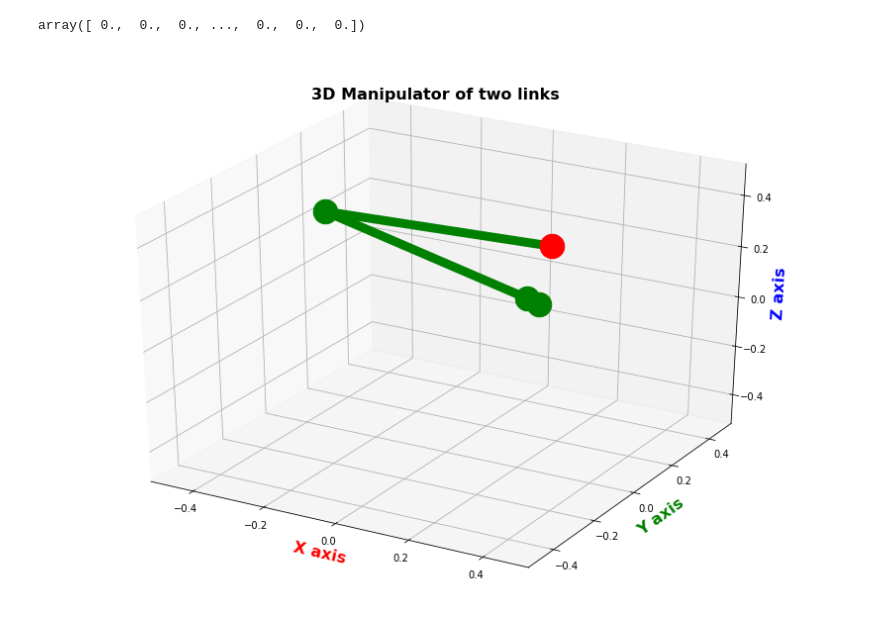
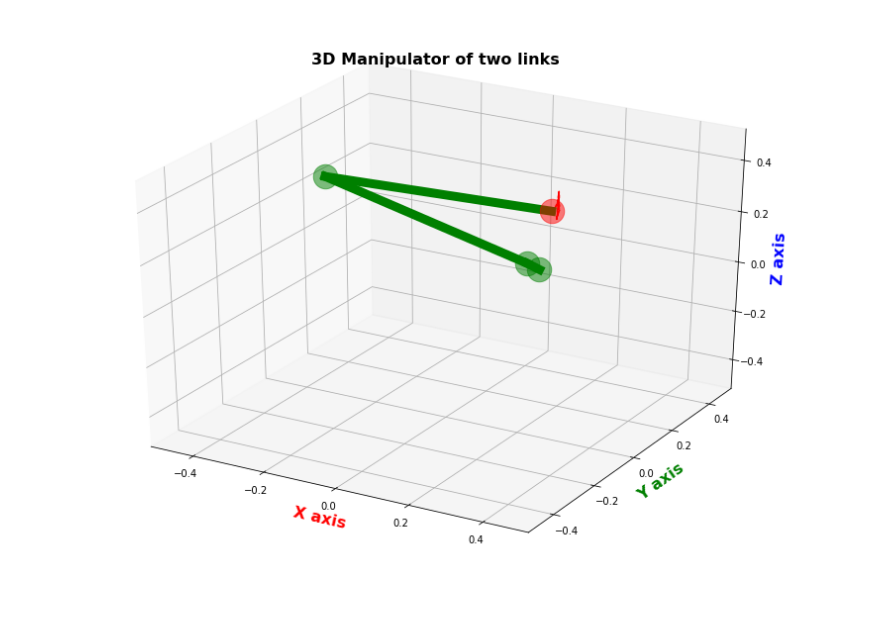
Before and after one commit to ZimmieSj/ut-kinematics, a Jupyter notebook: notebooks/kinematics_UT_Cam_UT.ipynb, the cells around one changed output. Drawn from its saved outputs; the diff is of its cells as text; code cells hidden in the pictures.

```diff
--- a/notebooks/kinematics_UT_Cam_UT.ipynb
+++ b/notebooks/kinematics_UT_Cam_UT.ipynb
@@ -107,7 +107,3 @@ fig = plt.show()
-# %%
-BaseTo_turret_XYZarray[:,1]
-# %% [output]
-array([ 0.,  0.,  0., ...,  0.,  0.,  0.])
 # %%
 %matplotlib inline
 import time
@@ -122,44 +118,47 @@ for i in range(len(BaseTo_turret_XYZarray)):
         #pl.clf()
         ax = plt.axes(projection = '3d')
         ax.scatter3D((BaseTo_turret_XYZarray[i,0]), (BaseTo_turret_XYZarray[i,1]), (BaseTo_turret_XYZarray[i,2]),
-                     c='green',s=600, label ='joints')
+                     c='green',s=600, label ='joints',alpha=0.5)
         ax.scatter3D((BaseTo_shoulder_XYZarray[i,0]), (BaseTo_shoulder_XYZarray[i,1]), (BaseTo_shoulder_XYZarray[i,2]),
-                     c='green',s=600, label ='joints')
+                     c='green',s=600, label ='joints',alpha=0.5)
         ax.scatter3D((BaseTo_elbow1_XYZarray[i,0]), (BaseTo_elbow1_XYZarray[i,1]), (BaseTo_elbow1_XYZarray[i,2]),
-                     c='green',s=600, label ='joints')
+                     c='green',s=600, label ='joints',alpha=0.5)
         ax.scatter3D((BaseTo_ee_XYZarray[i,0]), (BaseTo_ee_XYZarray[i,1]), (BaseTo_ee_XYZarray[i,2]),
-                     c='red',s=600, label ='joints')
+                     c='red',s=600, label ='joints',alpha=0.5)
+
+        ax.plot((BaseTo_ee_XYZarray[max(i-250,0):i,0]), (BaseTo_ee_XYZarray[max(i-250,0):i,1]), (BaseTo_ee_XYZarray[max(i-250,0):i,2]),
+                     c='red', label ='joints')
 
 
         ax.plot3D([BaseTo_turret_XYZarray[i,0],BaseTo_shoulder_XYZarray[i,0]],
                   [BaseTo_turret_XYZarray[i,1],BaseTo_shoulder_XYZarray[i,1]],
                   [BaseTo_turret_XYZarray[i,2],BaseTo_shoulder_XYZarray[i,2]],
                   'green',linewidth=9.0, label='links')
 
         ax.plot3D([BaseTo_shoulder_XYZarray[i,0],BaseTo_elbow1_XYZarray[i,0]],
                   [BaseTo_shoulder_XYZarray[i,1],BaseTo_elbow1_XYZarray[i,1]],
                   [BaseTo_shoulder_XYZarray[i,2],BaseTo_elbow1_XYZarray[i,2]],
                   'green',linewidth=9.0, label='links')
 
         ax.plot3D([BaseTo_elbow1_XYZarray[i,0],BaseTo_ee_XYZarray[i,0]],
                   [BaseTo_elbow1_XYZarray[i,1],BaseTo_ee_XYZarray[i,1]],
                   [BaseTo_elbow1_XYZarray[i,2],BaseTo_ee_XYZarray[i,2]],
                   'green',linewidth=9.0, label='links')
 
         ax.set_xlim(-0.5, 0.5)
         ax.set_ylim(-0.5, 0.5)
         ax.set_zlim(-0.5, 0.5)
         ax.set_xlabel('X axis', fontsize=16, fontweight='bold', color='red')
         ax.set_ylabel('Y axis',  fontsize=16, fontweight='bold', color='green')
         ax.set_zlabel('Z axis',  fontsize=16, fontweight='bold', color='blue')
         ax.set_title('3D Manipulator of two links',fontsize = 16, fontweight = 'bold')
         display.display(plt.gcf())
         display.clear_output(wait=True)
     #time.sleep(1.0)
 
     #fig = plt.show()
 # %% [output]
-[figure, old version]
+[figure, new version]
 # %%
 #plot links in stationery plot
 #do UT in fk for packbot data
```
Also changed, not shown: parts of 1 cell of this notebook.
